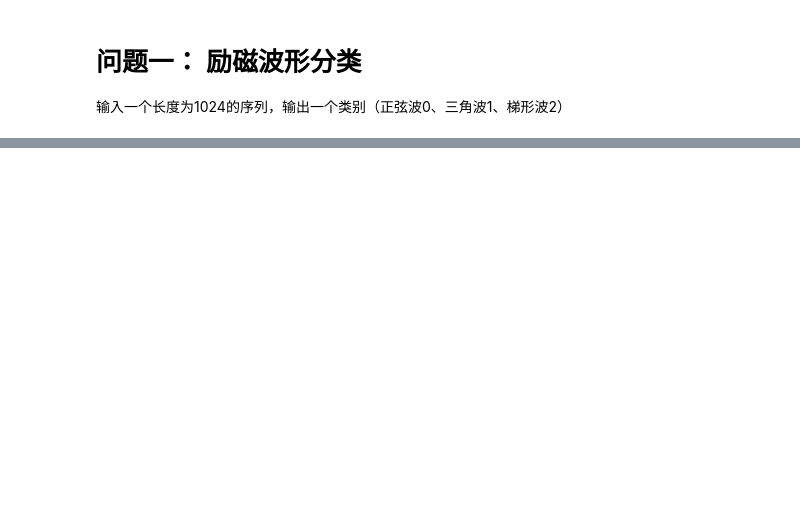
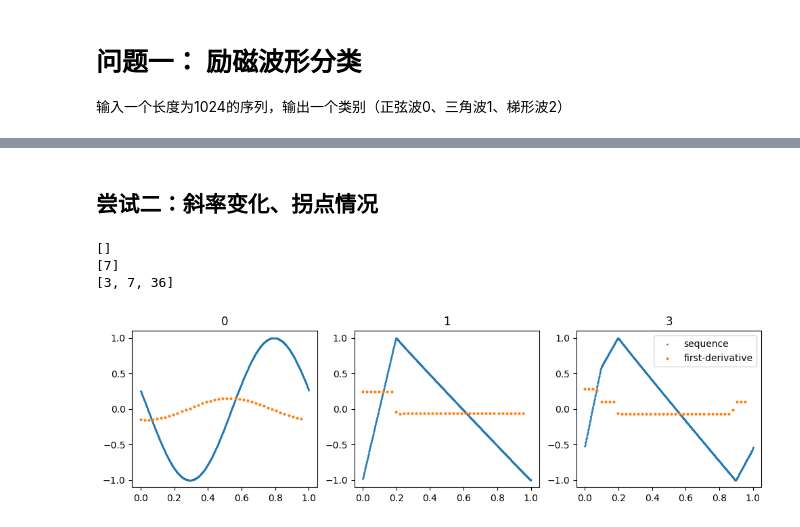
Before and after one commit to DURUII/Contest-CPMCM2024-C, a Jupyter notebook: Prob1.ipynb, the cells around one changed output, grey strips where cells are left out. Saved outputs shown, nothing was run; the diff lists cells and outputs as text; code cells hidden in the pictures; blank space fills up the shorter version.

```diff
--- a/Prob1.ipynb
+++ b/Prob1.ipynb
@@ -52,4 +71,0 @@ for type_waveform, ax in zip(['正弦波', '三角波', '梯形波'], axes):
-# %%
-sequence = df[df['type_waveform'] == '梯形波']['flux_density'].iloc[0]
-slope = np.diff(sequence)
-(slope * 1e4)[:20]
@@ -65,9 +71,0 @@ plt.plot(sequence[:20])
-# %%
-# calculate the unique slope values in the sequence with a tolerance
-sequence = df[df['type_waveform'] == '梯形波']['flux_density'].iloc[0]
-slope = np.diff(sequence) * 1e4
-# round the slope values to a certain number of decimal places to account for small differences
-rounded_slope = np.round(slope, decimals=3)
-# count unique slope values
-unique_slope_values = np.unique(rounded_slope)
-len(unique_slope_values)
@@ -111,0 +78,33 @@ df_sample
+# %% [markdown]
+## 尝试二：斜率变化、拐点情况
+# %%
+def break_counter(sequence, step=25, eps=0.05):
+    """ count the number of the "change"
+    of the first_derivative is bigger than eps """
+    first_derivative = np.diff(sequence[::step])
+    # second_derivative = np.diff(first_derivative)
+    pivots = []
+    for j in range(len(first_derivative) - 1):
+        if np.abs(first_derivative[j+1] - first_derivative[j]) > eps:
+            if not pivots or j - pivots[-1] > 2:
+                pivots.append(j)
+    print(pivots)
+    return len(pivots)
+
+
+fig, axes = plt.subplots(1, 3, figsize=(12, 3))
+step = 25
+for type_waveform, ax in zip(['正弦波', '三角波', '梯形波'], axes):
+    sequence = df[df['type_waveform'] == type_waveform].sample(1)['flux_density'].values[0]
+    first_derivative = np.diff(sequence[::step])
+    ax.scatter(xs, sequence, label='sequence', s=0.5)
+    ax.scatter(xs[::step][:-1], first_derivative, label='first-derivative', s=4)
+    # count the number of the "change" of the first_derivative is bigger than eps
+    ax.set_title(f'{break_counter(sequence, step=step, eps=0.075)}')
+plt.legend()
+plt.show()
+# %% [output]
+[]
+[7]
+[3, 7, 36]
+[figure, added]
```
Also changed, not shown: parts of 24 cells of this notebook.
